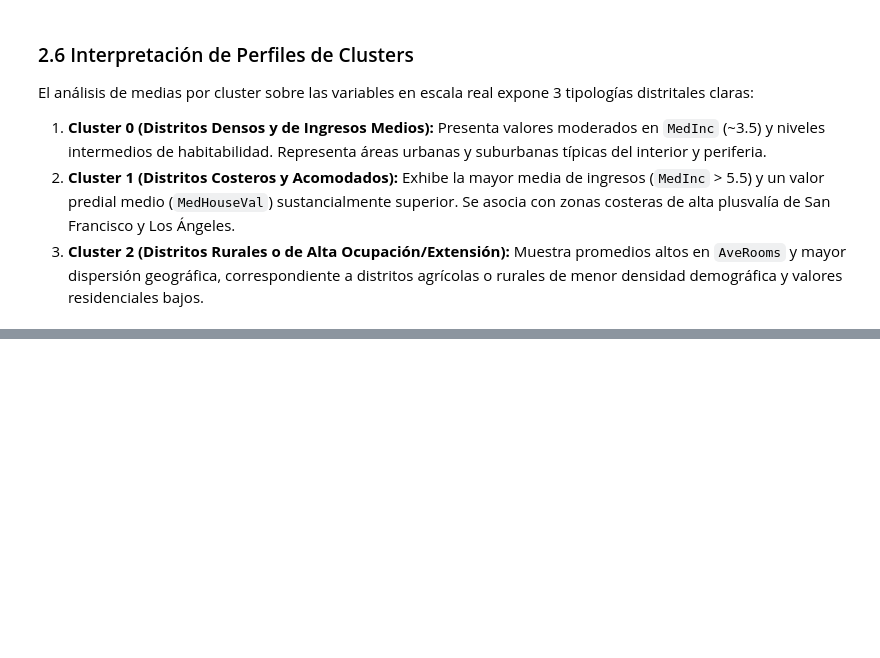
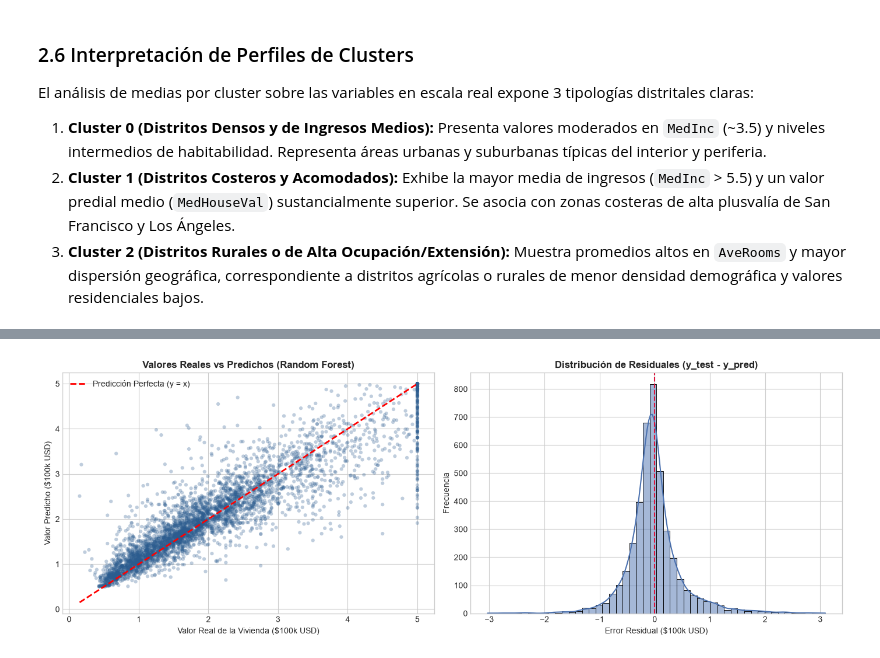
Before and after one commit to alejandro-engr/ML1_ExamenAplicado_Contreras_Alejandro, a Jupyter notebook: examen_ml1.ipynb, the cells around one changed output, grey strips where cells are left out. Drawn from its saved outputs; the diff is of its cells as text; code cells hidden in the pictures; blank space fills up the shorter version.

Commit message:
feat: modelos supervisados con CV, evaluacion y analisis de errores

```diff
--- a/examen_ml1.ipynb
+++ b/examen_ml1.ipynb
@@ -544,0 +653,26 @@ El análisis de medias por cluster sobre las variables en escala real expone 3 t
+# %%
+# 3.4 Gráficos de Evaluación: Reales vs Predichos y Distribución de Residuales
+residuals_rf = y_test.values - y_pred_rf
+
+fig, (ax1, ax2) = plt.subplots(1, 2, figsize=(14, 5))
+
+# 1. Valores Reales vs Predichos
+ax1.scatter(y_test, y_pred_rf, alpha=0.3, color='#2b5c8f', edgecolors='none', s=20)
+ax1.plot([y_test.min(), y_test.max()], [y_test.min(), y_test.max()], 'r--', lw=2, label='Predicción Perfecta (y = x)')
+ax1.set_title('Valores Reales vs Predichos (Random Forest)', fontweight='bold')
+ax1.set_xlabel('Valor Real de la Vivienda ($100k USD)')
+ax1.set_ylabel('Valor Predicho ($100k USD)')
+ax1.legend()
+
+# 2. Histograma de Residuales
+sns.histplot(residuals_rf, kde=True, ax=ax2, color='#4C72B0', bins=50)
+ax2.axvline(0, color='crimson', linestyle='--', linewidth=1.5)
+ax2.set_title('Distribución de Residuales (y_test - y_pred)', fontweight='bold')
+ax2.set_xlabel('Error Residual ($100k USD)')
+ax2.set_ylabel('Frecuencia')
+
+plt.tight_layout()
+plt.savefig('figures/12_evaluacion_residuales_modelo.png', dpi=150)
+plt.show()
+# %% [output]
+[figure, added]
```
Also changed, not shown: parts of 9 cells of this notebook, 3 other files.
